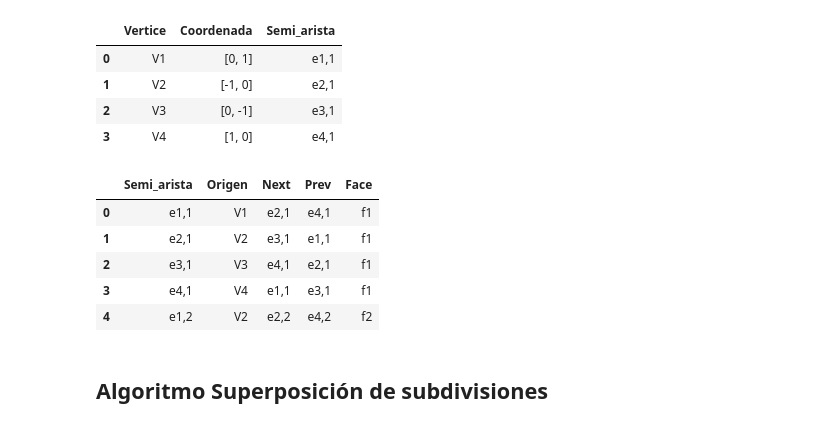
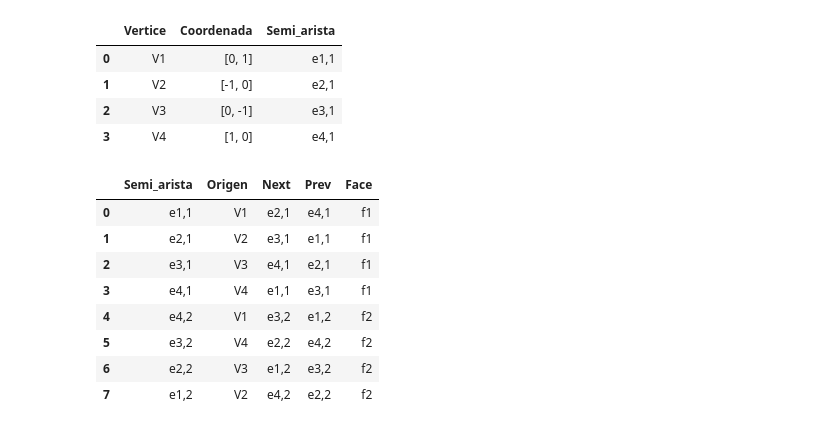
Before and after one commit to DayaVale/Geometria_Computacional, a Jupyter notebook: Aristas_doblemente_conectadas.ipynb, the cells around one changed output. Drawn from its saved outputs; the diff is of its cells as text; code cells hidden in the pictures.

Commit message:
Listas

```diff
--- a/Aristas_doblemente_conectadas.ipynb
+++ b/Aristas_doblemente_conectadas.ipynb
@@ -158,0 +183,11 @@ def name_edge(lst):
+# %%
+# Puntos del poligono
+# punto más a la izquierda y arriba
+def p_up(P):
+    p = P[0]
+    for i in range(len(P)):
+        if P[i] == p:
+            p=r_orden(p , P[i+1])
+        else:
+            p=r_orden(p , P[i])
+    return p
@@ -159,6 +257,6 @@ def name_edge(lst):
 # %%
-def incidentface(lst):
-    Face = []
-    for i in lst:
-        Face.append('f'+i.name[3])
-    return Face
+def assigment_face(ciclo):
+    face = []
+    for i in range(len(ciclo)):
+        face.append('f'+ciclo[i].name[3])
+    return face
@@ -165,6 +279,16 @@ def incidentface(lst):
+# %%
+def incidentface(next_e,prev_t,twins,ledge,v):
+   #Primero encuentro el punto más arriba y a la izquierda del poligono
+   point = p_up(v)
+   # Luego iniio el recorrido con este punto.
+   c_e,c_t = ciclos(twins,prev_t,next_e,ledge,point)
+   lst_f = assigment_face(c_e)
+   lst_f2 =  assigment_face(c_t)
+   lst_face = lst_f + lst_f2
+   return lst_face
 # %%
 #Input: Ingresar lista de aristas ordenadas
-def list_half_edge(le):# Primero hago una lista de todas las aristas y las nombro 'ei1'(le)
+def list_half_edge(le,v):# Primero hago una lista de todas las aristas y las nombro 'ei1'(le)
     list_twin = twin(le) #Lista de aristas gemelas y la nombramos 'ei2'
     list_whole_edge = le+list_twin # listado de todas las aristas con sus aristas gemelas
     list_prev_e = prev(le) # Listado de las aristas previas para las semi-aristas
@@ -172,10 +296,13 @@ def list_half_edge(le):# Primero hago una lista de todas las aristas y las nombr
     list_next_e = next(le) # Listado de las aristas siguientes para las semi-aristas
     list_next_t = next(list_twin) # Listado de las aristas siguientes para las semi-aristas gemelas
     list_origin = origen(list_whole_edge) #Listado de los vertices de origen
-    list_incFace = incidentface(list_whole_edge) #Listado de caras incidentes
+    list_incFace = incidentface(list_next_e,list_prev_t ,list_twin,le,v) #Listado de caras incidentes
     lst_edge_name = name_edge(list_whole_edge)
-    df = general_dataFRame([lst_edge_name,list_origin,list_next_e+list_next_t,
-                         list_prev_e+list_prev_t,list_incFace], ['Semi_arista','Origen',
+    lst_prev_name = name_edge(list_prev_e+list_prev_t)
+    lst_next_name = name_edge(list_next_e+list_next_t)
+    lst_origen_name = name_edge(list_origin)
+    df = general_dataFRame([lst_edge_name,lst_origen_name,lst_next_name,
+                      lst_prev_name,list_incFace], ['Semi_arista','Origen',
                                                                  'Next', 'Prev', 'Face'])
 
     return df
@@ -191,15 +336,15 @@ df.head()
 | 1 | V2 | [-1, 0] | e2,1 |
 | 2 | V3 | [0, -1] | e3,1 |
 | 3 | V4 | [1, 0] | e4,1 |
-# %%
-dl = list_half_edge(lf)
-dl.head()
-# %% [output]
-|  | Semi_arista | Origen | Next | Prev | Face |
-| 0 | e1,1 | V1 | e2,1 | e4,1 | f1 |
-| 1 | e2,1 | V2 | e3,1 | e1,1 | f1 |
-| 2 | e3,1 | V3 | e4,1 | e2,1 | f1 |
-| 3 | e4,1 | V4 | e1,1 | e3,1 | f1 |
-| 4 | e1,2 | V2 | e2,2 | e4,2 | f2 |
-# %% [markdown]
-## Algoritmo Superposición de subdivisiones
+# %%
+list_half_edge(lf,ls)
+# %% [output]
+|  | Semi_arista | Origen | Next | Prev | Face |
+| 0 | e1,1 | V1 | e2,1 | e4,1 | f1 |
+| 1 | e2,1 | V2 | e3,1 | e1,1 | f1 |
+| 2 | e3,1 | V3 | e4,1 | e2,1 | f1 |
+| 3 | e4,1 | V4 | e1,1 | e3,1 | f1 |
+| 4 | e4,2 | V1 | e3,2 | e1,2 | f2 |
+| 5 | e3,2 | V4 | e2,2 | e4,2 | f2 |
+| 6 | e2,2 | V3 | e1,2 | e3,2 | f2 |
+| 7 | e1,2 | V2 | e4,2 | e2,2 | f2 |
```
Also changed, not shown: parts of 16 cells of this notebook.
